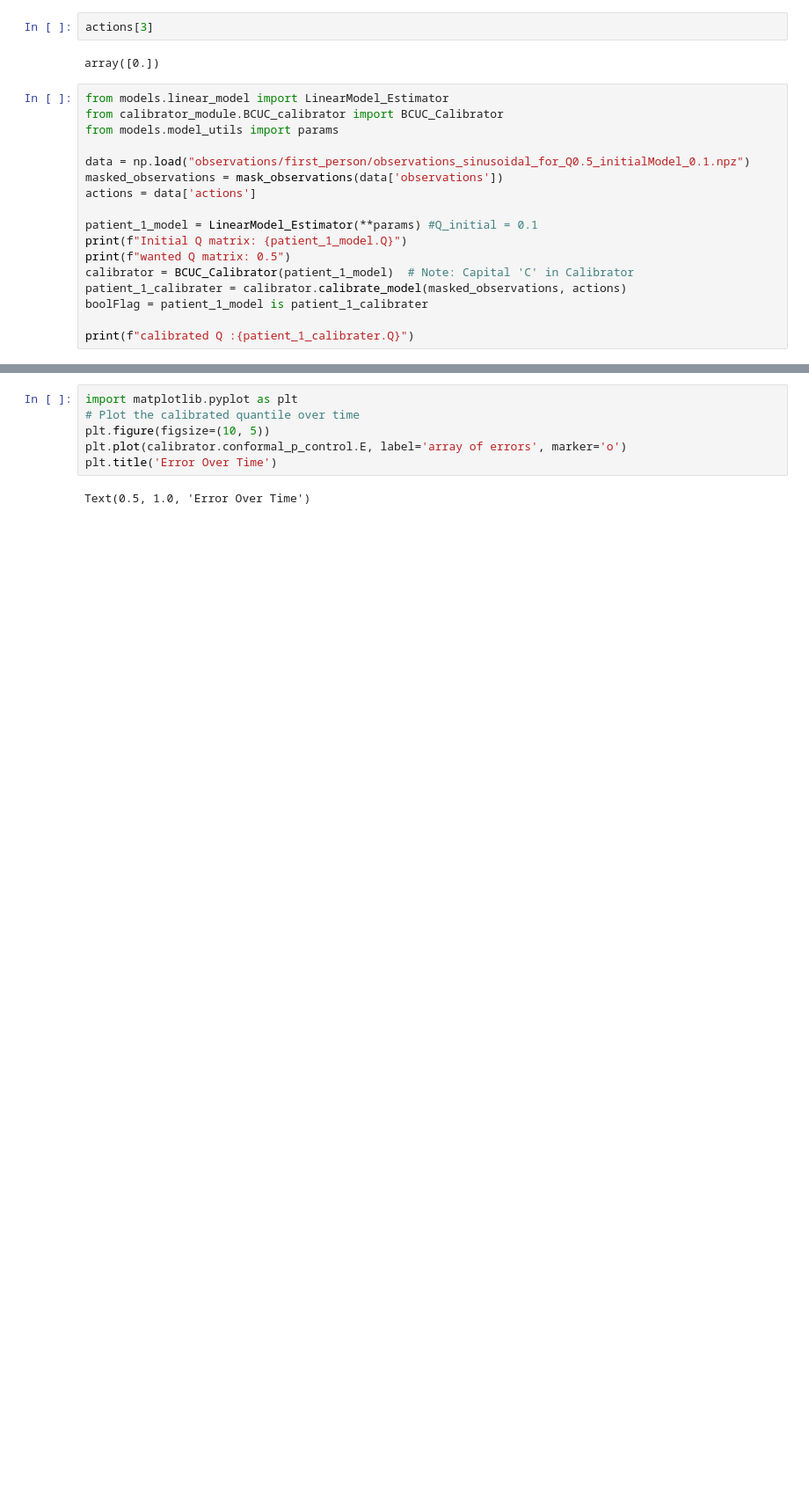
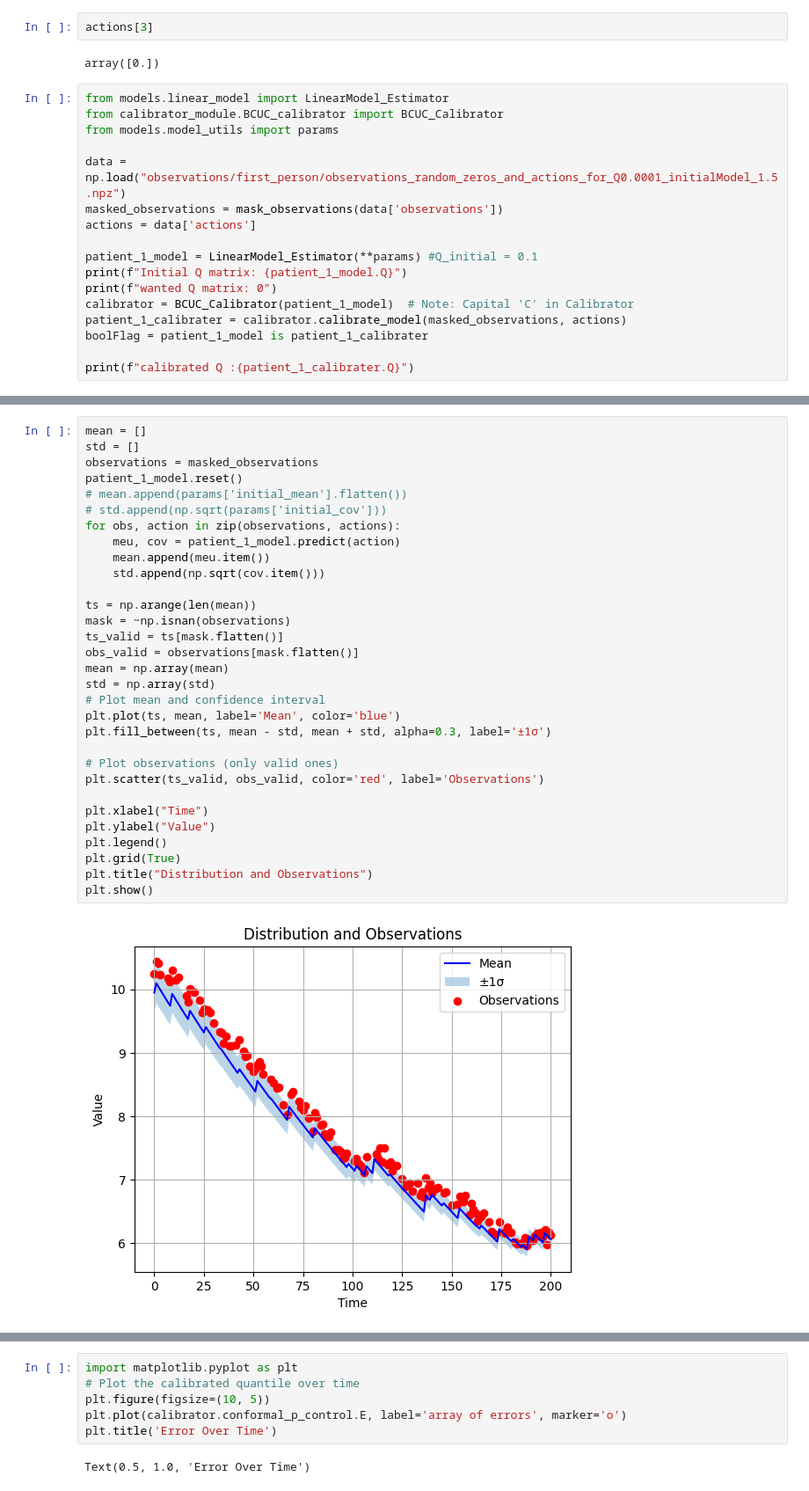
Before and after one commit to LielAzran96/B-CUC, a Jupyter notebook: debug_test_liel.ipynb, the cells around one changed output, grey strips where cells are left out. Shown: that part at 88% size. Cells and saved outputs as stored; diff of their text form; blank space fills up the shorter version.

```diff
--- a/debug_test_liel.ipynb
+++ b/debug_test_liel.ipynb
@@ -303,13 +283,13 @@ from models.linear_model import LinearModel_Estimator
 from calibrator_module.BCUC_calibrator import BCUC_Calibrator
 from models.model_utils import params
 
-data = np.load("observations/first_person/observations_sinusoidal_for_Q0.5_initialModel_0.1.npz")
+data = np.load("observations/first_person/observations_random_zeros_and_actions_for_Q0.0001_initialModel_1.5.npz")
 masked_observations = mask_observations(data['observations'])
 actions = data['actions']
 
 patient_1_model = LinearModel_Estimator(**params) #Q_initial = 0.1
 print(f"Initial Q matrix: {patient_1_model.Q}")
-print(f"wanted Q matrix: 0.5")
+print(f"wanted Q matrix: 0")
 calibrator = BCUC_Calibrator(patient_1_model)  # Note: Capital 'C' in Calibrator
 patient_1_calibrater = calibrator.calibrate_model(masked_observations, actions)
 boolFlag = patient_1_model is patient_1_calibrater
@@ -335,0 +316,33 @@ calibrated Q :[[21.8083899]]
+# %%
+mean = []
+std = []
+observations = masked_observations
+patient_1_model.reset()
+# mean.append(params['initial_mean'].flatten())
+# std.append(np.sqrt(params['initial_cov']))
+for obs, action in zip(observations, actions):
+    meu, cov = patient_1_model.predict(action)
+    mean.append(meu.item())
+    std.append(np.sqrt(cov.item()))
+
+ts = np.arange(len(mean))
+mask = ~np.isnan(observations)
+ts_valid = ts[mask.flatten()]
+obs_valid = observations[mask.flatten()]
+mean = np.array(mean)
+std = np.array(std)
+# Plot mean and confidence interval
+plt.plot(ts, mean, label='Mean', color='blue')
+plt.fill_between(ts, mean - std, mean + std, alpha=0.3, label='±1σ')
+
+# Plot observations (only valid ones)
+plt.scatter(ts_valid, obs_valid, color='red', label='Observations')
+
+plt.xlabel("Time")
+plt.ylabel("Value")
+plt.legend()
+plt.grid(True)
+plt.title("Distribution and Observations")
+plt.show()
+# %% [output]
+[figure, added]
```
Also changed, not shown: parts of 10 cells of this notebook, 8 other files.
